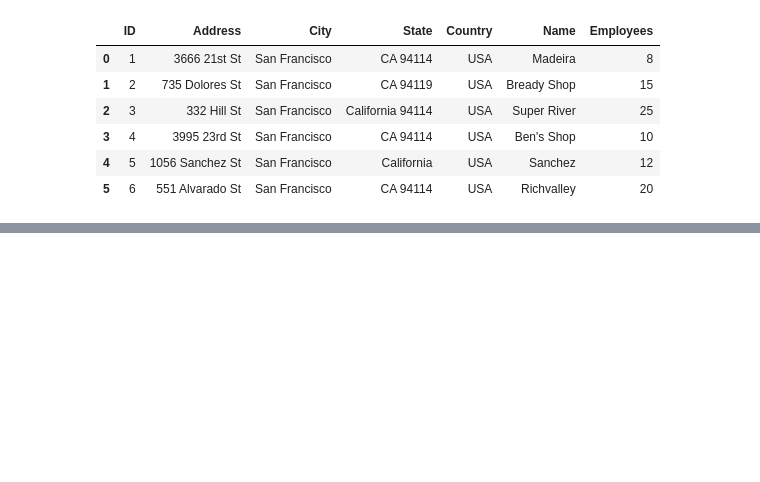
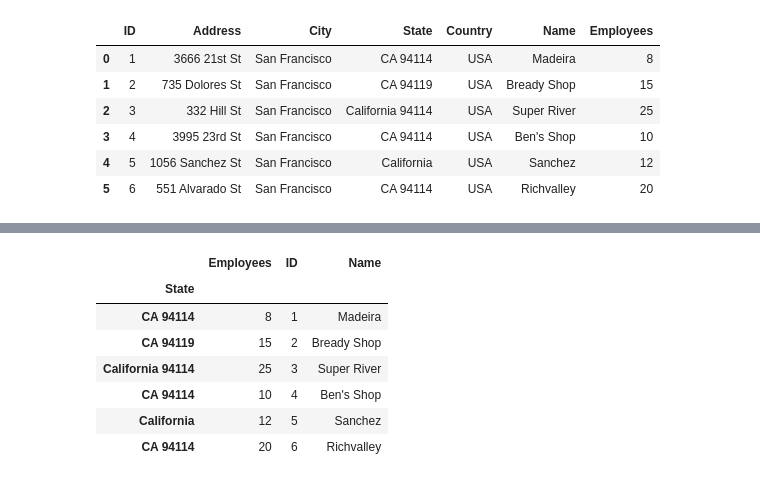
Before and after one commit to MrAlejandro/practice-python, a Jupyter notebook: pandas/jupyter/read_from_files.ipynb, the cells around one changed output, grey strips where cells are left out. Saved outputs shown, nothing was run; the diff lists cells and outputs as text; code cells hidden in the pictures; blank space fills up the shorter version.

```diff
--- a/pandas/jupyter/read_from_files.ipynb
+++ b/pandas/jupyter/read_from_files.ipynb
@@ -85,0 +142,11 @@ df6
+# %%
+df7.set_index("Country").set_index("City").set_index("State")
+# %% [output]
+|  | Employees | ID | Name |
+| State |  |  |  |
+| CA 94114 | 8 | 1 | Madeira |
+| CA 94119 | 15 | 2 | Bready Shop |
+| California 94114 | 25 | 3 | Super River |
+| CA 94114 | 10 | 4 | Ben's Shop |
+| California | 12 | 5 | Sanchez |
+| CA 94114 | 20 | 6 | Richvalley |
```
Also changed, not shown: parts of 9 cells of this notebook.
